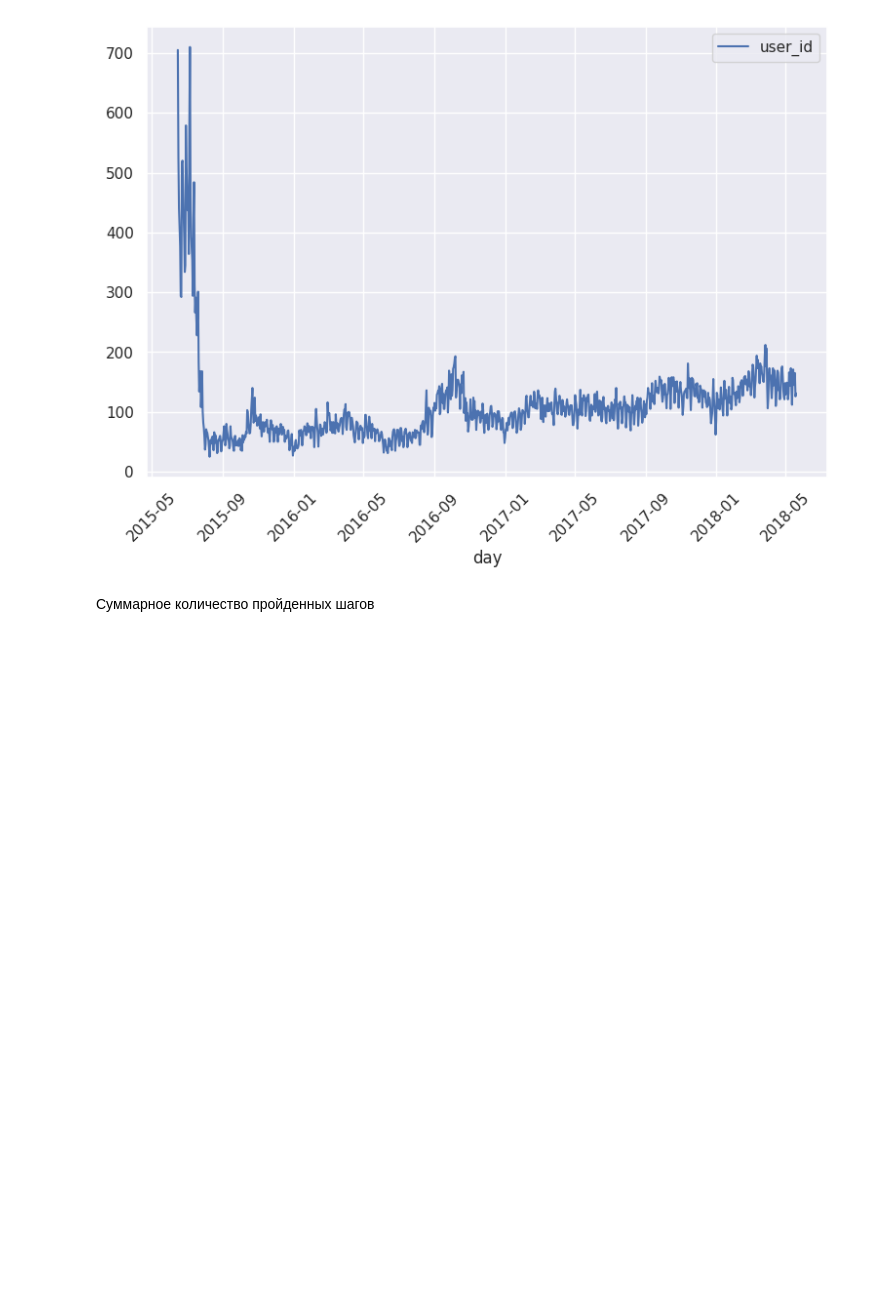
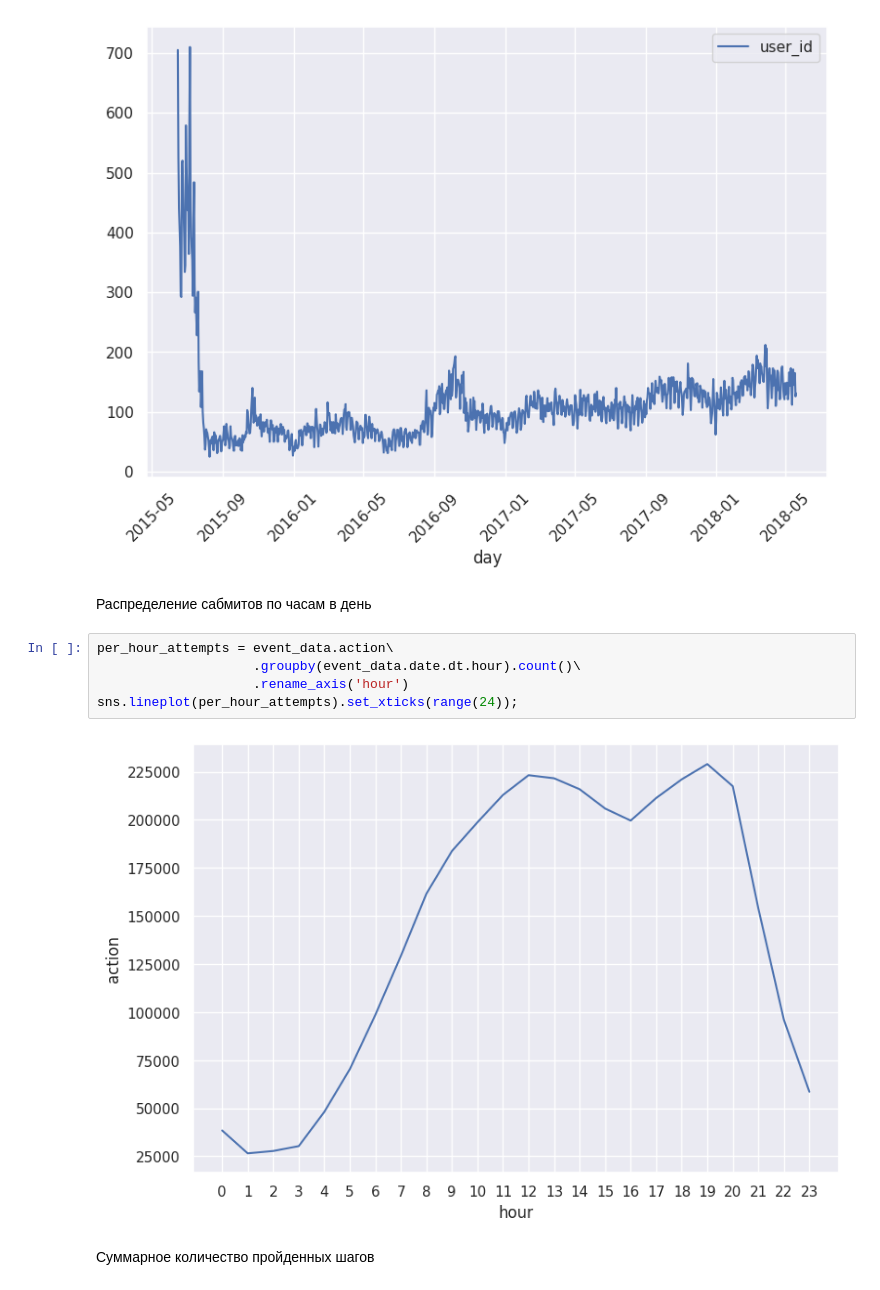
Before and after one commit to V1S10US/My-projects, a Jupyter notebook: Data_Analysis_in_R.ipynb, the cells around one changed output. Saved outputs shown, nothing was run; the diff lists cells and outputs as text; blank space fills up the shorter version.

Commit message:
added per hour actions statistics

```diff
--- a/Data_Analysis_in_R.ipynb
+++ b/Data_Analysis_in_R.ipynb
@@ -99,6 +101,15 @@ uniques_by_day = event_data.groupby(event_data.day).agg({'user_id' : 'nunique'})
 sns.lineplot(uniques_by_day).tick_params(axis='x', rotation=45);
 # %% [output]
 [figure]
+# %% [markdown]
+Распределение сабмитов по часам в день
+# %%
+per_hour_attempts = event_data.action\
+                    .groupby(event_data.date.dt.hour).count()\
+                    .rename_axis('hour')
+sns.lineplot(per_hour_attempts).set_xticks(range(24));
+# %% [output]
+[figure, added]
 # %% [markdown]
 Суммарное количество пройденных шагов
 # %%
```
Also changed, not shown: parts of 3 cells of this notebook.
